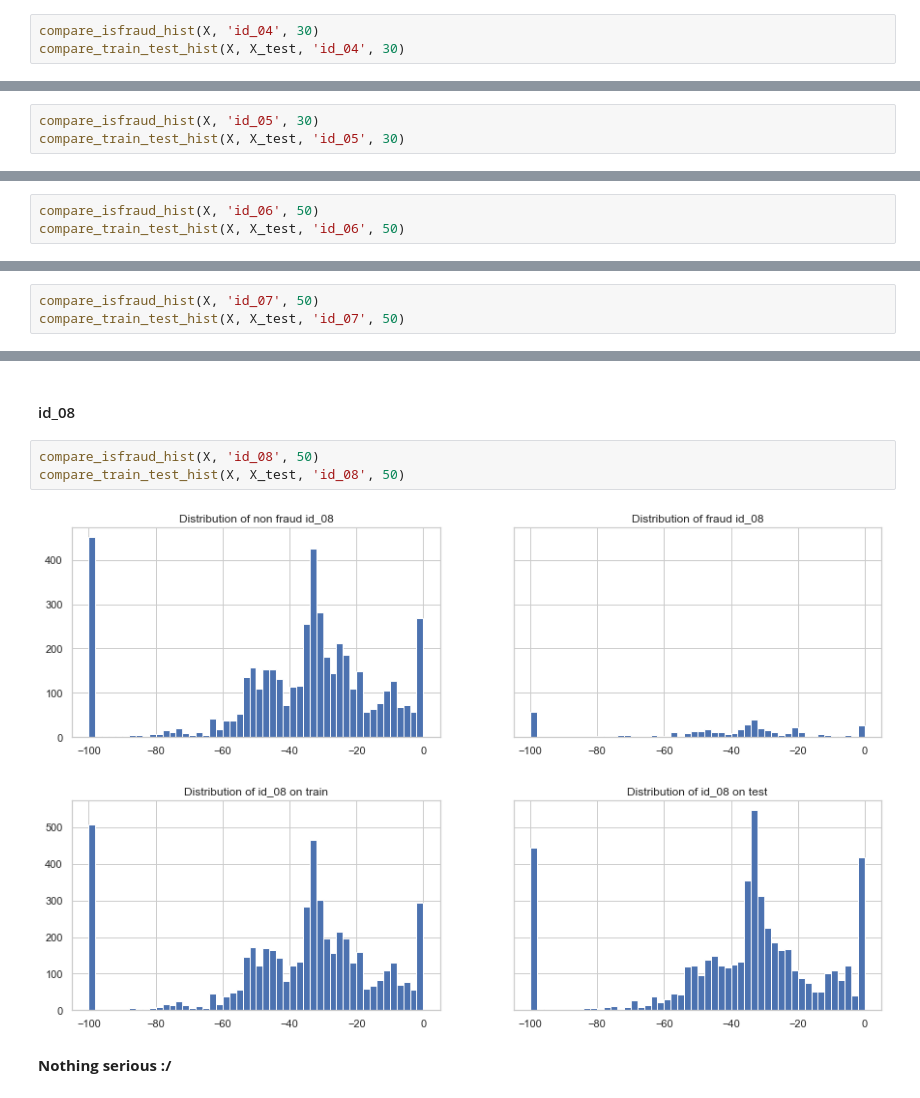
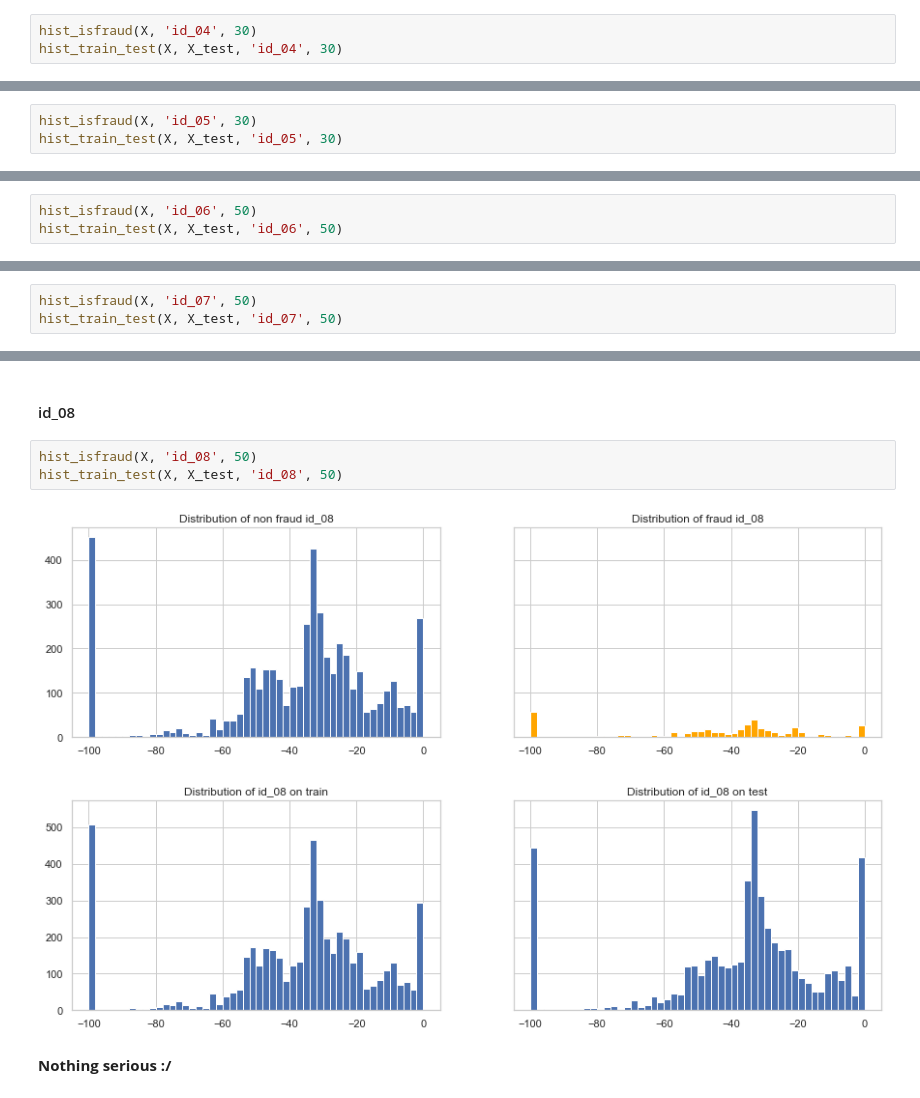
Before and after one commit to andfanilo/ieee-fraud-detection, a Jupyter notebook: notebooks/exploratory/EDA.ipynb, the cells around one changed output, grey strips where cells are left out. Saved outputs shown, nothing was run; the diff lists cells and outputs as text.

```diff
--- a/notebooks/exploratory/EDA.ipynb
+++ b/notebooks/exploratory/EDA.ipynb
@@ -169,6 +175,6 @@ X[X['label']==0]['id_03'].dropna().plot.box()
 # %% [markdown]
 #### id_04
 # %%
-compare_isfraud_hist(X, 'id_04', 30)
-compare_train_test_hist(X, X_test, 'id_04', 30)
+hist_isfraud(X, 'id_04', 30)
+hist_train_test(X, X_test, 'id_04', 30)
 # %% [output]
@@ -182,6 +188,6 @@ auto_bin(X, 'id_05', 10)#.interactive()
 # %% [markdown]
 #### id_05
 # %%
-compare_isfraud_hist(X, 'id_05', 30)
-compare_train_test_hist(X, X_test, 'id_05', 30)
+hist_isfraud(X, 'id_05', 30)
+hist_train_test(X, X_test, 'id_05', 30)
 # %% [output]
@@ -195,6 +201,6 @@ auto_bin(X, 'id_05', 10)
 # %% [markdown]
 #### id_06
 # %%
-compare_isfraud_hist(X, 'id_06', 50)
-compare_train_test_hist(X, X_test, 'id_06', 50)
+hist_isfraud(X, 'id_06', 50)
+hist_train_test(X, X_test, 'id_06', 50)
 # %% [output]
@@ -203,6 +209,6 @@ compare_train_test_hist(X, X_test, 'id_06', 50)
 # %% [markdown]
 #### id_07
 # %%
-compare_isfraud_hist(X, 'id_07', 50)
-compare_train_test_hist(X, X_test, 'id_07', 50)
+hist_isfraud(X, 'id_07', 50)
+hist_train_test(X, X_test, 'id_07', 50)
 # %% [output]
@@ -211,10 +217,10 @@ compare_train_test_hist(X, X_test, 'id_07', 50)
 # %% [markdown]
 #### id_08
 # %%
-compare_isfraud_hist(X, 'id_08', 50)
-compare_train_test_hist(X, X_test, 'id_08', 50)
+hist_isfraud(X, 'id_08', 50)
+hist_train_test(X, X_test, 'id_08', 50)
 # %% [output]
-[figure, old version]
+[figure, new version]
 [figure]
 # %% [markdown]
 **Nothing serious :/**
```
Also changed, not shown: parts of 30 cells of this notebook, 1 other file.
